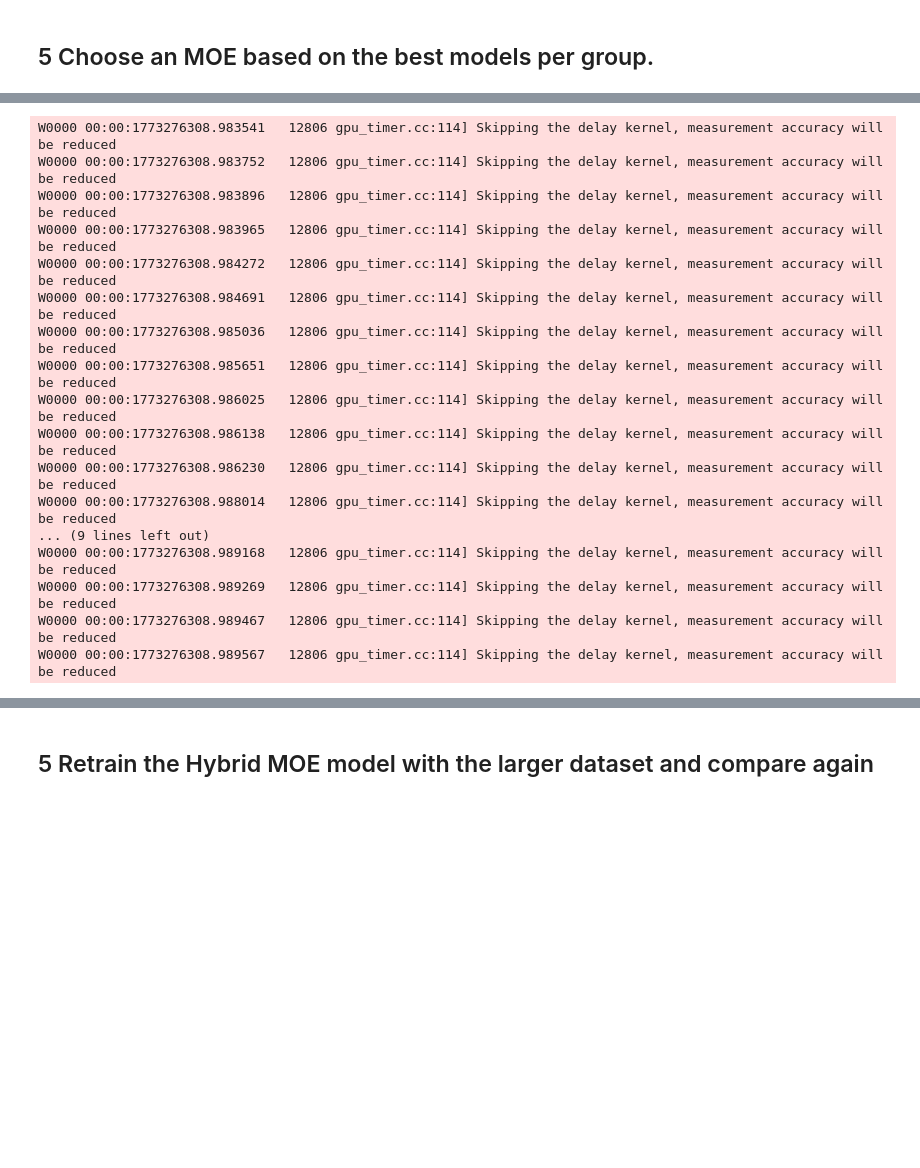
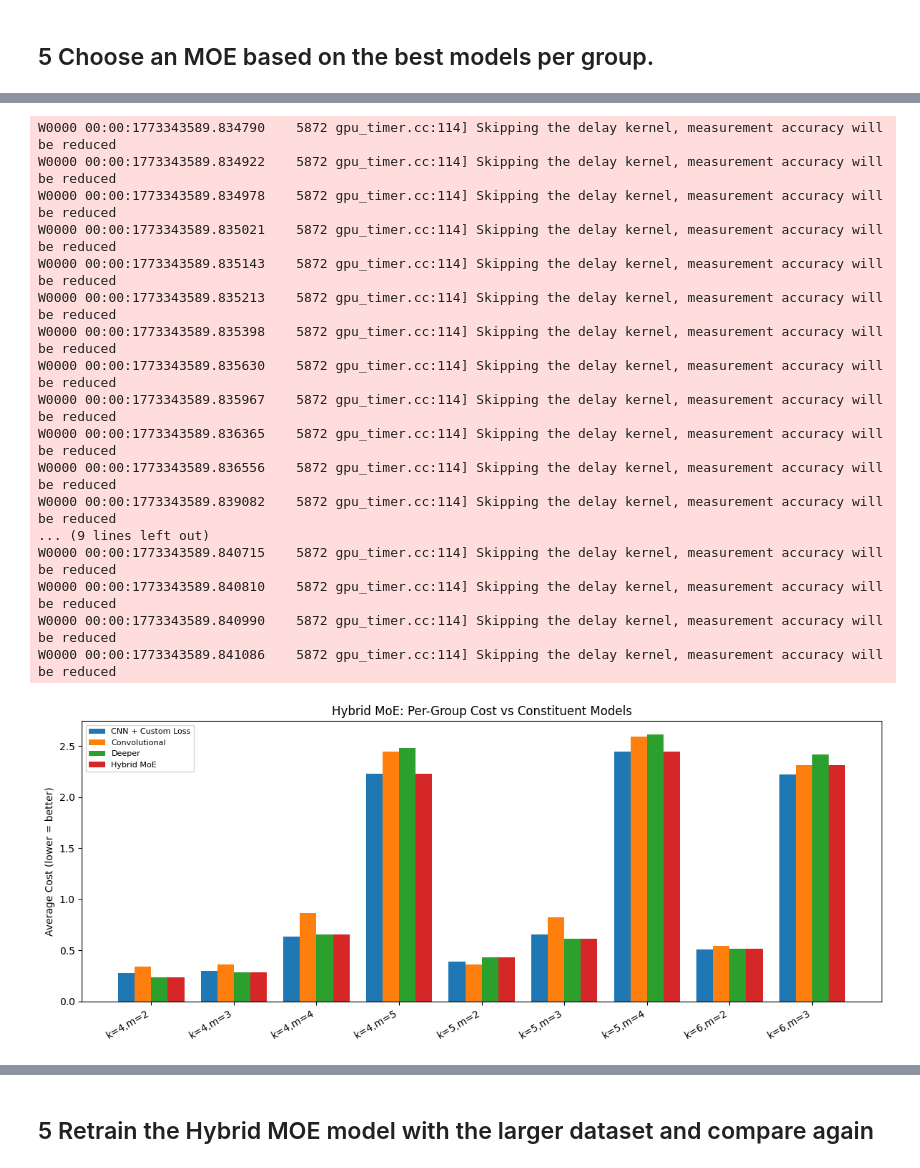
Before and after one commit to tacomaboy/CSCE636-Project1, a Jupyter notebook: Project1.ipynb, the cells around one changed output, grey strips where cells are left out. Saved outputs shown, nothing was run; the diff lists cells and outputs as text; code cells hidden in the pictures; blank space fills up the shorter version.

```diff
--- a/Project1.ipynb
+++ b/Project1.ipynb
@@ -672,6 +702,8 @@ print("=" * 60)
 conv_model = create_convolutional_model()
 conv_history = conv_model.fit(ds_train, validation_data=ds_val,
                               epochs=EPOCHS, verbose=1,
+                              callbacks=[keras.callbacks.EarlyStopping(
+                                  monitor='val_loss', patience=30, restore_best_weights=True, verbose=1)],
 )
 results['Convolutional'] = (conv_model, conv_history)
 # %% [output]
@@ -1593,8 +1620,8 @@ def predict_hybrid_moe(best_model_map, X_data):
             predictions[mask] = model.predict(X_data[mask], verbose=0).flatten()
     return predictions
 
-hybrid_preds = predict_hybrid_moe(best_model_map, X_val)
-all_group_costs['Hybrid MoE'] = get_group_costs(hybrid_preds, X_val, y_val)
+hybrid_preds = predict_hybrid_moe(best_model_map, X_test)
+all_group_costs['Hybrid MoE'] = get_group_costs(hybrid_preds, X_test, y_test)
 
 # ── Re-grade with the new hybrid model included ─────────────
 model_group_scores, final_scores = grade_models(all_group_costs)
@@ -1611,5 +1638,45 @@ for name, score in sorted(final_scores.items(), key=lambda x: -x[1]):
 
 best_name = max(final_scores, key=final_scores.get)
 print(f"\n>>> Best model: {best_name}  (score = {final_scores[best_name]:.1f}/100)")
+
+# ── Plot: Per-group cost comparison (Hybrid MoE vs constituents) ──
+
+import matplotlib.pyplot as plt
+
+groups = sorted(all_group_costs['Hybrid MoE'].keys())
+group_labels = [f"k={k},m={m}" for k, m in groups]
+
+# Identify the unique constituent models used by the hybrid
+constituent_names = sorted(set(name for name, _ in best_model_map.values()))
+plot_models = constituent_names + ['Hybrid MoE']
+
+fig, ax = plt.subplots(figsize=(12, 5))
+x = np.arange(len(groups))
+width = 0.8 / len(plot_models)
+for i, mname in enumerate(plot_models):
+    costs = [all_group_costs[mname][grp] for grp in groups]
+    bars = ax.bar(x + i * width, costs, width, label=mname)
+ax.set_xticks(x + width * (len(plot_models) - 1) / 2)
+ax.set_xticklabels(group_labels, rotation=30, ha='right')
+ax.set_ylabel('Average Cost (lower = better)')
+ax.set_title('Hybrid MoE: Per-Group Cost vs Constituent Models')
+ax.legend(fontsize=8)
+plt.tight_layout()
+plt.show()
+
+# ── Bar chart of final scores (with Hybrid MoE) ──
+fig2, ax2 = plt.subplots(figsize=(10, 5))
+names_sorted = sorted(final_scores, key=final_scores.get, reverse=True)
+scores_sorted = [final_scores[n] for n in names_sorted]
+bars = ax2.bar(names_sorted, scores_sorted, color='steelblue')
+ax2.set_ylabel('Score (0-100)')
+ax2.set_title('Simulated Project Grade per Model (with Hybrid MoE)')
+ax2.set_ylim(0, 105)
+for bar, s in zip(bars, scores_sorted):
+    ax2.text(bar.get_x() + bar.get_width()/2, bar.get_height() + 1, f'{s:.1f}',
+             ha='center', va='bottom', fontsize=9)
+plt.xticks(rotation=30, ha='right')
+plt.tight_layout()
+plt.show()
 # %% [output]
 Hybrid MoE assignment:
@@ -1658,17 +1725,18 @@ MoE                      1.939174     2.9
-W0000 00:00:1773276308.983541   12806 gpu_timer.cc:114] Skipping the delay kernel, measurement accuracy will be reduced
-W0000 00:00:1773276308.983752   12806 gpu_timer.cc:114] Skipping the delay kernel, measurement accuracy will be reduced
-W0000 00:00:1773276308.983896   12806 gpu_timer.cc:114] Skipping the delay kernel, measurement accuracy will be reduced
-W0000 00:00:1773276308.983965   12806 gpu_timer.cc:114] Skipping the delay kernel, measurement accuracy will be reduced
-W0000 00:00:1773276308.984272   12806 gpu_timer.cc:114] Skipping the delay kernel, measurement accuracy will be reduced
-W0000 00:00:1773276308.984691   12806 gpu_timer.cc:114] Skipping the delay kernel, measurement accuracy will be reduced
-W0000 00:00:1773276308.985036   12806 gpu_timer.cc:114] Skipping the delay kernel, measurement accuracy will be reduced
-W0000 00:00:1773276308.985651   12806 gpu_timer.cc:114] Skipping the delay kernel, measurement accuracy will be reduced
-W0000 00:00:1773276308.986025   12806 gpu_timer.cc:114] Skipping the delay kernel, measurement accuracy will be reduced
-W0000 00:00:1773276308.986138   12806 gpu_timer.cc:114] Skipping the delay kernel, measurement accuracy will be reduced
-W0000 00:00:1773276308.986230   12806 gpu_timer.cc:114] Skipping the delay kernel, measurement accuracy will be reduced
-W0000 00:00:1773276308.988014   12806 gpu_timer.cc:114] Skipping the delay kernel, measurement accuracy will be reduced
+W0000 00:00:1773343589.834790    5872 gpu_timer.cc:114] Skipping the delay kernel, measurement accuracy will be reduced
+W0000 00:00:1773343589.834922    5872 gpu_timer.cc:114] Skipping the delay kernel, measurement accuracy will be reduced
+W0000 00:00:1773343589.834978    5872 gpu_timer.cc:114] Skipping the delay kernel, measurement accuracy will be reduced
+W0000 00:00:1773343589.835021    5872 gpu_timer.cc:114] Skipping the delay kernel, measurement accuracy will be reduced
+W0000 00:00:1773343589.835143    5872 gpu_timer.cc:114] Skipping the delay kernel, measurement accuracy will be reduced
+W0000 00:00:1773343589.835213    5872 gpu_timer.cc:114] Skipping the delay kernel, measurement accuracy will be reduced
+W0000 00:00:1773343589.835398    5872 gpu_timer.cc:114] Skipping the delay kernel, measurement accuracy will be reduced
+W0000 00:00:1773343589.835630    5872 gpu_timer.cc:114] Skipping the delay kernel, measurement accuracy will be reduced
+W0000 00:00:1773343589.835967    5872 gpu_timer.cc:114] Skipping the delay kernel, measurement accuracy will be reduced
+W0000 00:00:1773343589.836365    5872 gpu_timer.cc:114] Skipping the delay kernel, measurement accuracy will be reduced
+W0000 00:00:1773343589.836556    5872 gpu_timer.cc:114] Skipping the delay kernel, measurement accuracy will be reduced
+W0000 00:00:1773343589.839082    5872 gpu_timer.cc:114] Skipping the delay kernel, measurement accuracy will be reduced
 ... (9 lines left out)
-W0000 00:00:1773276308.989168   12806 gpu_timer.cc:114] Skipping the delay kernel, measurement accuracy will be reduced
-W0000 00:00:1773276308.989269   12806 gpu_timer.cc:114] Skipping the delay kernel, measurement accuracy will be reduced
-W0000 00:00:1773276308.989467   12806 gpu_timer.cc:114] Skipping the delay kernel, measurement accuracy will be reduced
-W0000 00:00:1773276308.989567   12806 gpu_timer.cc:114] Skipping the delay kernel, measurement accuracy will be reduced
+W0000 00:00:1773343589.840715    5872 gpu_timer.cc:114] Skipping the delay kernel, measurement accuracy will be reduced
+W0000 00:00:1773343589.840810    5872 gpu_timer.cc:114] Skipping the delay kernel, measurement accuracy will be reduced
+W0000 00:00:1773343589.840990    5872 gpu_timer.cc:114] Skipping the delay kernel, measurement accuracy will be reduced
+W0000 00:00:1773343589.841086    5872 gpu_timer.cc:114] Skipping the delay kernel, measurement accuracy will be reduced
+[figure, added]
```
Also changed, not shown: parts of 14 cells of this notebook, 1 other file.
